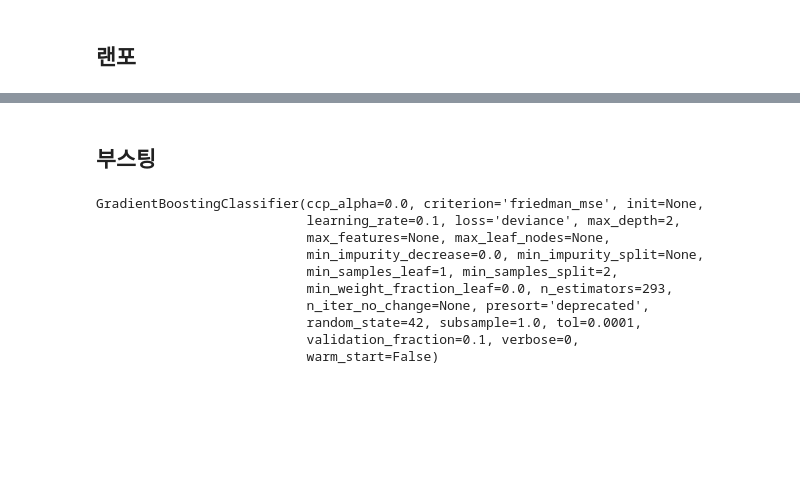
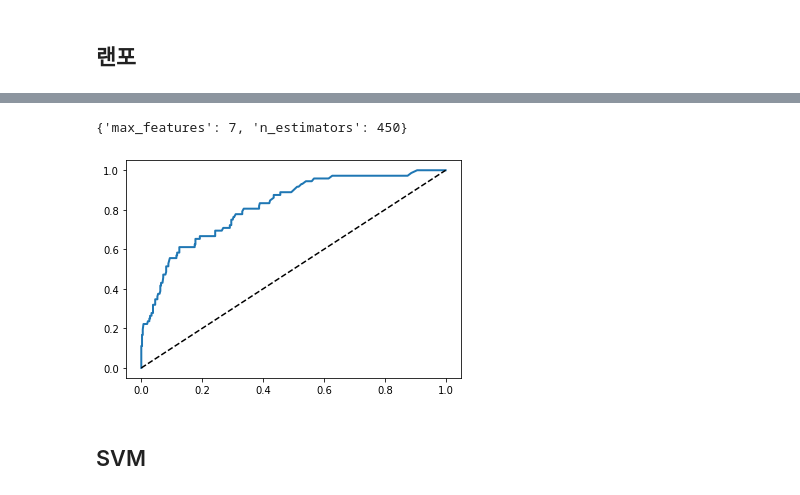
Before and after one commit to geunsu-jo/KCYPS_project, a Jupyter notebook: 201611533_project.ipynb, the cells around one changed output, grey strips where cells are left out. Drawn from its saved outputs; the diff is of its cells as text; code cells hidden in the pictures; blank space fills up the shorter version.

```diff
--- a/201611533_project.ipynb
+++ b/201611533_project.ipynb
@@ -72,17 +46,3 @@ X_valid_scaled = std_scaler.transform(X_valid)
 X_test_scaled = std_scaler.transform(X_test)
 # %% [markdown]
 ## 랜포
-# %%
-from sklearn.ensemble import RandomForestClassifier
-from sklearn.metrics import recall_score
-from sklearn.metrics import precision_score
-
-param_n = [300,350,400,450,500,550]
-rf_score = []
-for n in param_n:
-    rfc = RandomForestClassifier(n_jobs=-1, n_estimators=n, random_state=42)
-    rfc.fit(X_train_scaled, y_train_over)
-    y_pred = rfc.predict(X_valid_scaled)
-    rf_score.append(recall_score(y_valid, y_pred))
-
-rf_score
@@ -98,5 +48,0 @@ rf_score
-# %%
-rfc_best = RandomForestClassifier(n_jobs=-1, n_estimators=450, random_state=42)
-rfc_best.fit(X_train_scaled, y_train_over)
-y_pred_rf = rfc_best.predict(X_test_scaled)
-recall_score(y_test, y_pred_rf), precision_score(y_test, y_pred_rf)
@@ -104,0 +49,13 @@ recall_score(y_test, y_pred_rf), precision_score(y_test, y_pred_rf)
+# %%
+from sklearn.model_selection import GridSearchCV
+from sklearn.ensemble import RandomForestClassifier
+from sklearn.model_selection import RandomizedSearchCV
+
+param_rfc = {'n_estimators':np.arange(300,500),
+             'max_features':np.arange(4,8)}
+
+rfc = RandomForestClassifier(n_jobs=-1, random_state=42)
+rnd_search_rfc = RandomizedSearchCV(rfc, param_rfc, n_iter=20, cv=5,
+                           scoring="recall",
+                           return_train_score=True)
+rnd_search_rfc.fit(X_train_scaled, y_train)
@@ -105,29 +80,19 @@ recall_score(y_test, y_pred_rf), precision_score(y_test, y_pred_rf)
+# %%
+rnd_search_rfc.best_params_
+# %% [output]
+{'max_features': 7, 'n_estimators': 450}
+# %%
+pred_rf_proba = rnd_search_rfc.best_estimator_.predict_proba(X_test_scaled)[:,1]
+
+from sklearn.metrics import roc_curve
+fpr, tpr, thr = roc_curve(y_test, pred_rf_proba)
+# %%
+def plot_roc_curve(fpr, tpr, label=None):
+    plt.plot(fpr, tpr, linewidth=2, label=label)
+    plt.plot([0,1], [0,1], 'k--')
+
+plot_roc_curve(fpr, tpr)
+# %% [output]
+[figure, added]
 # %% [markdown]
-## 부스팅
+## SVM
-# %%
-from sklearn.ensemble import GradientBoostingClassifier
-from sklearn.metrics import recall_score
-
-gbrt = GradientBoostingClassifier(max_depth=2, n_estimators=1000, random_state=42)
-gbrt.fit(X_train_scaled, y_train_over)
-
-# n_estimators=200이므로, score의 길이는 200
-# score는 재현율(recall)
-scores = [recall_score(y_valid, y_pred)
-          for y_pred in gbrt.staged_predict(X_valid_scaled)]
-
-bst_n_estimators = np.argmax(scores) + 1
-
-gbrt_best = GradientBoostingClassifier(max_depth=2, n_estimators=bst_n_estimators, random_state=42)
-gbrt_best.fit(X_train_scaled, y_train_over)
-# %% [output]
-GradientBoostingClassifier(ccp_alpha=0.0, criterion='friedman_mse', init=None,
-                           learning_rate=0.1, loss='deviance', max_depth=2,
-                           max_features=None, max_leaf_nodes=None,
-                           min_impurity_decrease=0.0, min_impurity_split=None,
-                           min_samples_leaf=1, min_samples_split=2,
-                           min_weight_fraction_leaf=0.0, n_estimators=293,
-                           n_iter_no_change=None, presort='deprecated',
-                           random_state=42, subsample=1.0, tol=0.0001,
-                           validation_fraction=0.1, verbose=0,
-                           warm_start=False)
```
Also changed, not shown: parts of 27 cells of this notebook.
